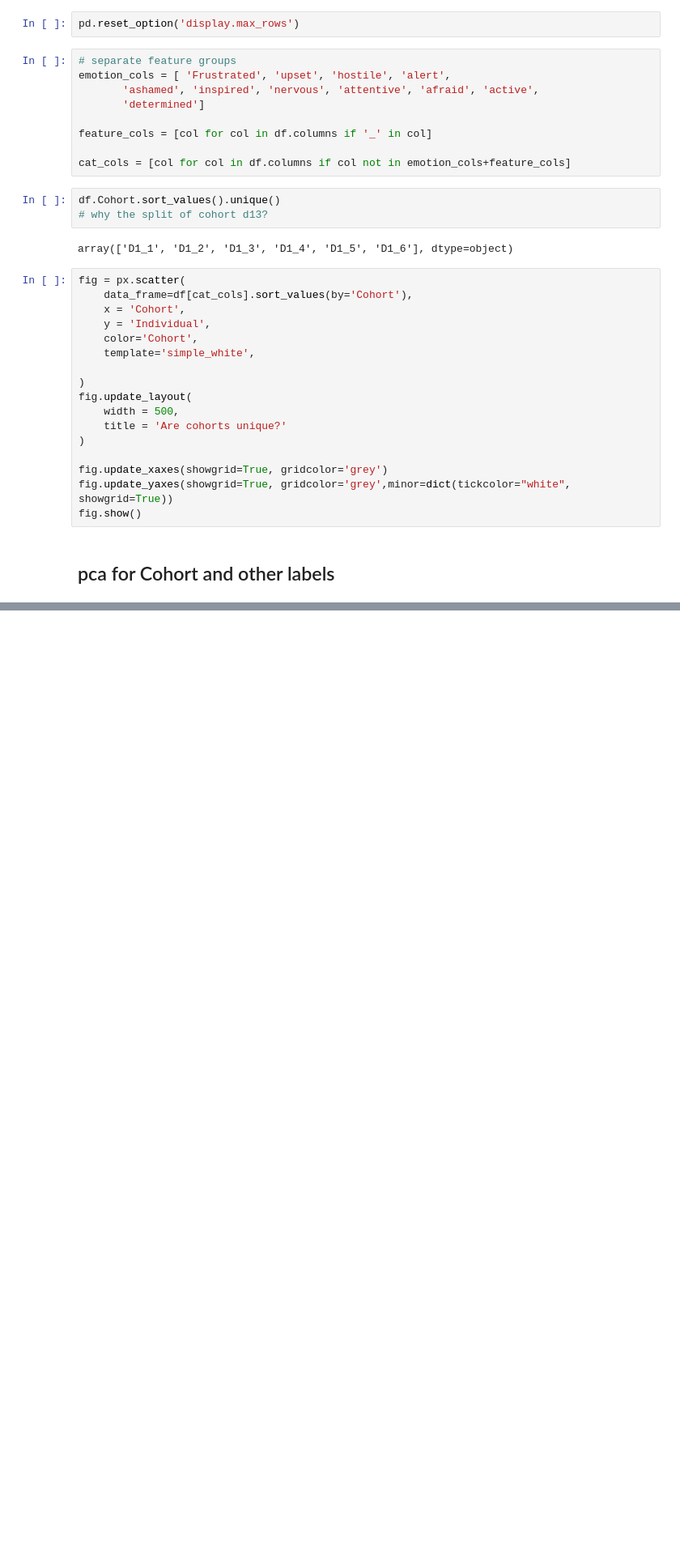
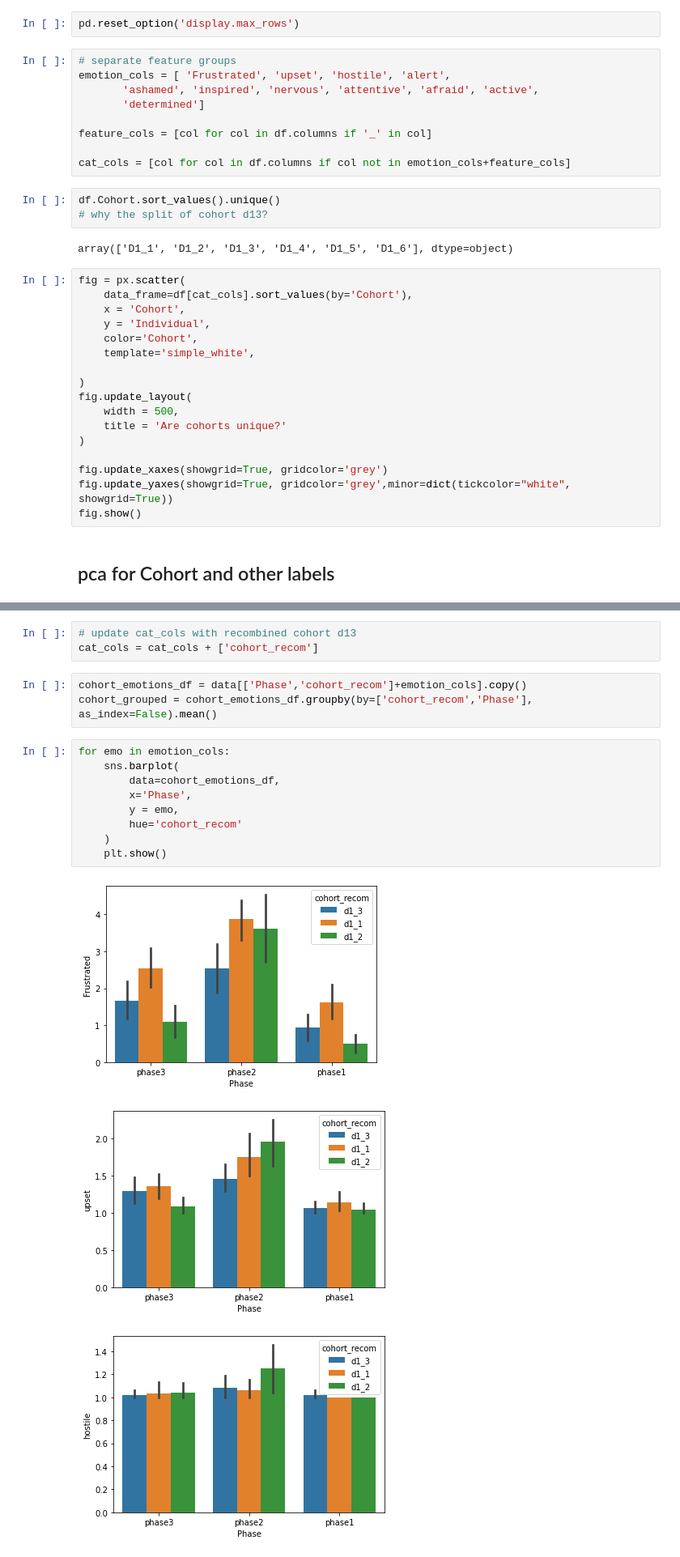
Before and after one commit to Zzanis/Case_1, a Jupyter notebook: case2_explore_Adomas.ipynb, the cells around one changed output, grey strips where cells are left out. Shown at 81% size. Drawn from its saved outputs; the diff is of its cells as text; blank space fills up the shorter version.

```diff
--- a/case2_explore_Adomas.ipynb
+++ b/case2_explore_Adomas.ipynb
@@ -161,0 +249,19 @@ plt.show()
+# %%
+# update cat_cols with recombined cohort d13
+cat_cols = cat_cols + ['cohort_recom']
+# %%
+cohort_emotions_df = data[['Phase','cohort_recom']+emotion_cols].copy()
+cohort_grouped = cohort_emotions_df.groupby(by=['cohort_recom','Phase'], as_index=False).mean()
+# %%
+for emo in emotion_cols:
+    sns.barplot(
+        data=cohort_emotions_df,
+        x='Phase',
+        y = emo,
+        hue='cohort_recom'
+    )
+    plt.show()
+# %% [output]
+[figure, added]
+[figure, added]
+[figure, added]
```
Also changed, not shown: parts of 15 cells of this notebook, 3 other files.
